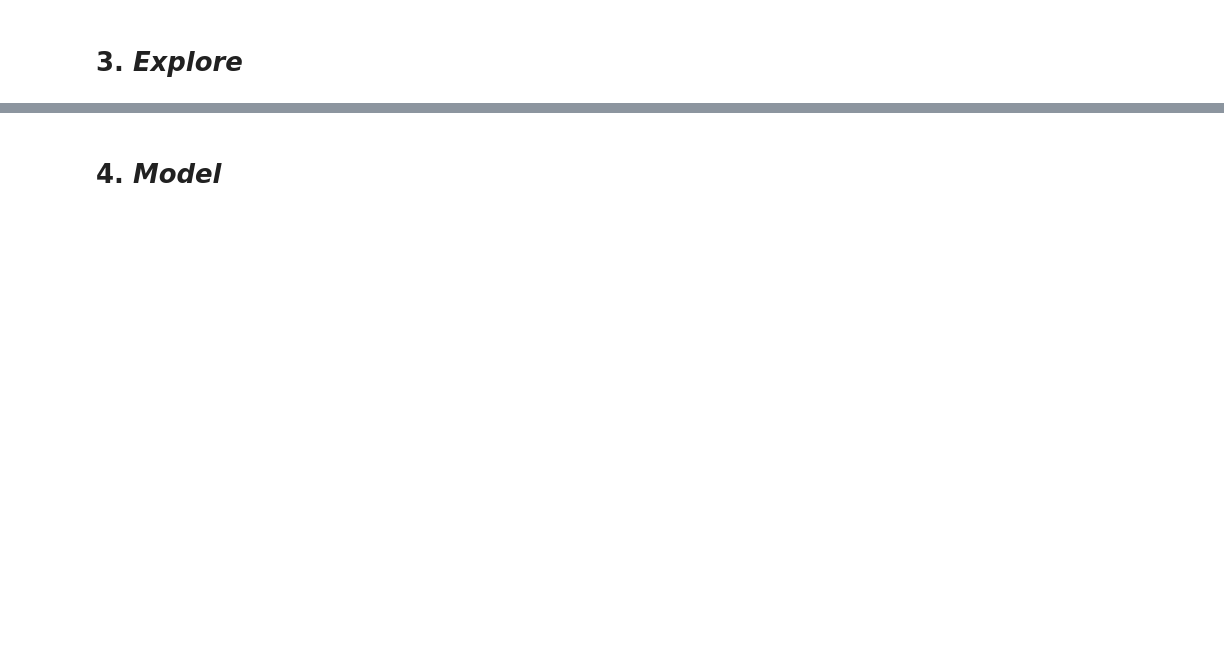
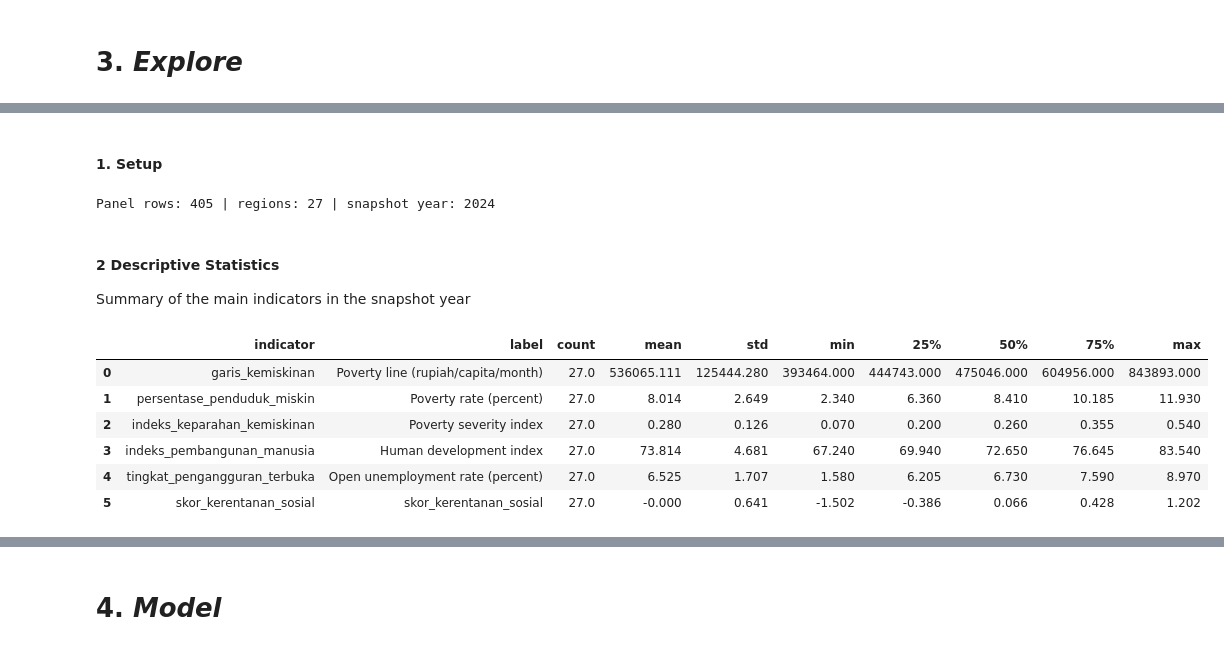
Before and after one commit to nailaselvirabudiana/data-analytics-tubes, a Jupyter notebook: notebooks/OSEMN.ipynb, the cells around one changed output, grey strips where cells are left out. Drawn from its saved outputs; the diff is of its cells as text; code cells hidden in the pictures; blank space fills up the shorter version.

```diff
--- a/notebooks/OSEMN.ipynb
+++ b/notebooks/OSEMN.ipynb
@@ -732,0 +733,39 @@ WRITE_OUTPUTS = False, output tidak disimpan.
+# %% [markdown]
+#### 1. Setup
+# %%
+from pathlib import Path
+import sys
+
+import pandas as pd
+
+pd.set_option("display.max_columns", 80)
+pd.set_option("display.max_rows", 100)
+
+cwd = Path.cwd()
+PROJECT_ROOT = cwd if (cwd / "scripts").exists() else cwd.parent
+sys.path.insert(0, str(PROJECT_ROOT))
+
+from scripts import explore_analysis as ea
+from scripts import model_clustering as mc
+
+panel = ea.load_panel(ea.DEFAULT_PANEL_PATH)
+snapshot_year = ea.latest_scored_year(panel)
+snapshot = ea.cross_section(panel, snapshot_year)
+print(f"Panel rows: {len(panel)} | regions: {panel['kode_kabupaten_kota'].nunique()} | snapshot year: {snapshot_year}")
+# %% [output]
+Panel rows: 405 | regions: 27 | snapshot year: 2024
+# %% [markdown]
+#### 2 Descriptive Statistics
+
+Summary of the main indicators in the snapshot year
+# %%
+descriptive = ea.descriptive_stats(snapshot)
+display(descriptive.round(3))
+# %% [output]
+|  | indicator | label | count | mean | std | min | 25% | 50% | 75% | max |
+| 0 | garis_kemiskinan | Poverty line (rupiah/capita/month) | 27.0 | 536065.111 | 125444.280 | 393464.000 | 444743.000 | 475046.000 | 604956.000 | 843893.000 |
+| 1 | persentase_penduduk_miskin | Poverty rate (percent) | 27.0 | 8.014 | 2.649 | 2.340 | 6.360 | 8.410 | 10.185 | 11.930 |
+| 2 | indeks_keparahan_kemiskinan | Poverty severity index | 27.0 | 0.280 | 0.126 | 0.070 | 0.200 | 0.260 | 0.355 | 0.540 |
+| 3 | indeks_pembangunan_manusia | Human development index | 27.0 | 73.814 | 4.681 | 67.240 | 69.940 | 72.650 | 76.645 | 83.540 |
+| 4 | tingkat_pengangguran_terbuka | Open unemployment rate (percent) | 27.0 | 6.525 | 1.707 | 1.580 | 6.205 | 6.730 | 7.590 | 8.970 |
+| 5 | skor_kerentanan_sosial | skor_kerentanan_sosial | 27.0 | -0.000 | 0.641 | -1.502 | -0.386 | 0.066 | 0.428 | 1.202 |
```
Also changed, not shown: parts of 38 cells of this notebook, 33 other files.
